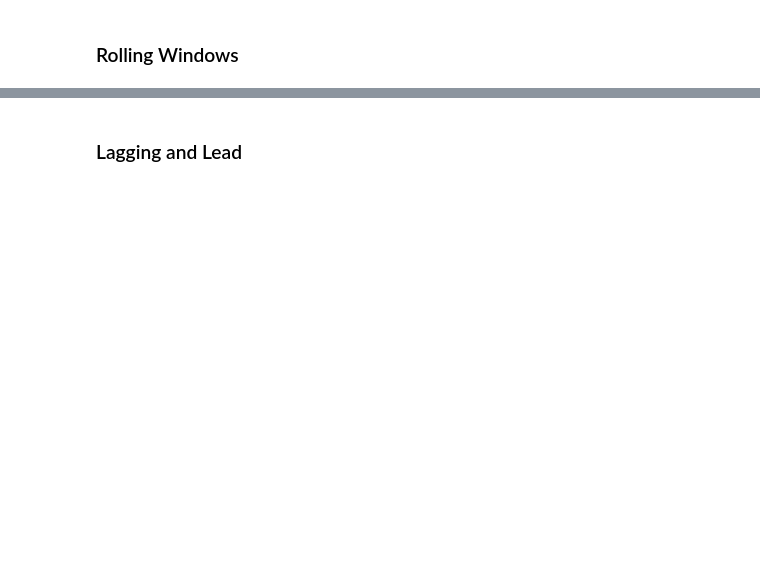
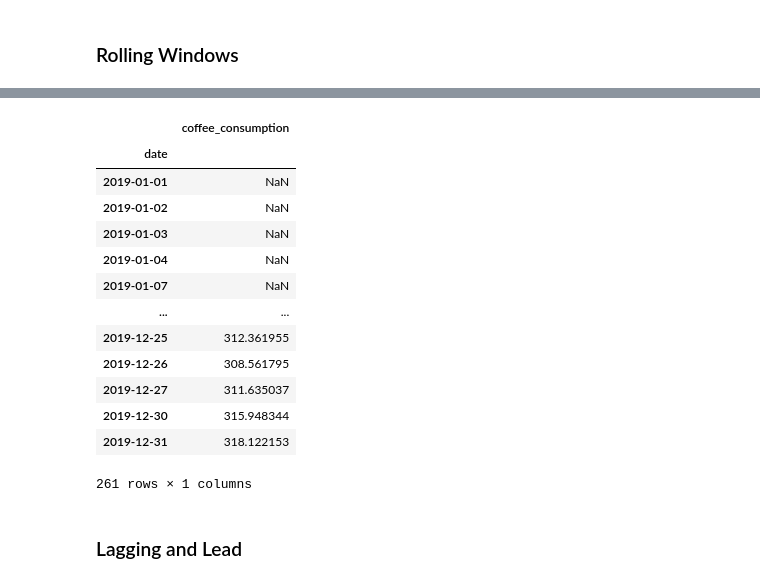
Before and after one commit to jeffakins/time_series, a Jupyter notebook: working-with-time-series-data.ipynb, the cells around one changed output, grey strips where cells are left out. Saved outputs shown, nothing was run; the diff lists cells and outputs as text; code cells hidden in the pictures; blank space fills up the shorter version.

```diff
--- a/working-with-time-series-data.ipynb
+++ b/working-with-time-series-data.ipynb
@@ -63,5 +233,21 @@ df.resample('M').sum()
 # %%
 # Moving monthly sum
+df.rolling(30).sum()
+# %% [output]
+|  | coffee_consumption |
+| date |  |
+| 2019-01-01 | NaN |
+| 2019-01-02 | NaN |
+| 2019-01-03 | NaN |
+| 2019-01-04 | NaN |
+| 2019-01-07 | NaN |
+| ... | ... |
+| 2019-12-25 | 312.361955 |
+| 2019-12-26 | 308.561795 |
+| 2019-12-27 | 311.635037 |
+| 2019-12-30 | 315.948344 |
+| 2019-12-31 | 318.122153 |
+261 rows × 1 columns
 # %% [markdown]
 ### Lagging and Lead
 # %%
```
Also changed, not shown: parts of 23 cells of this notebook, 1 other file.
